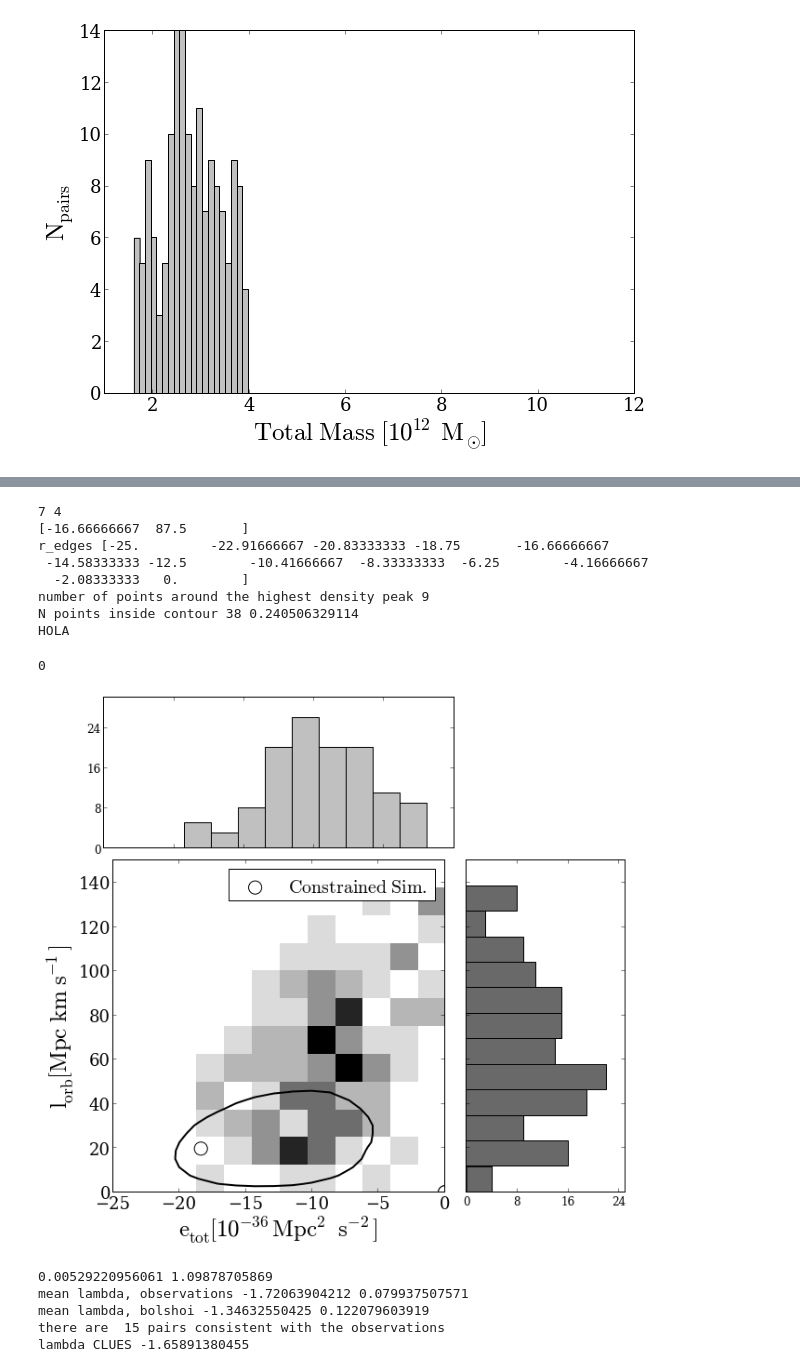
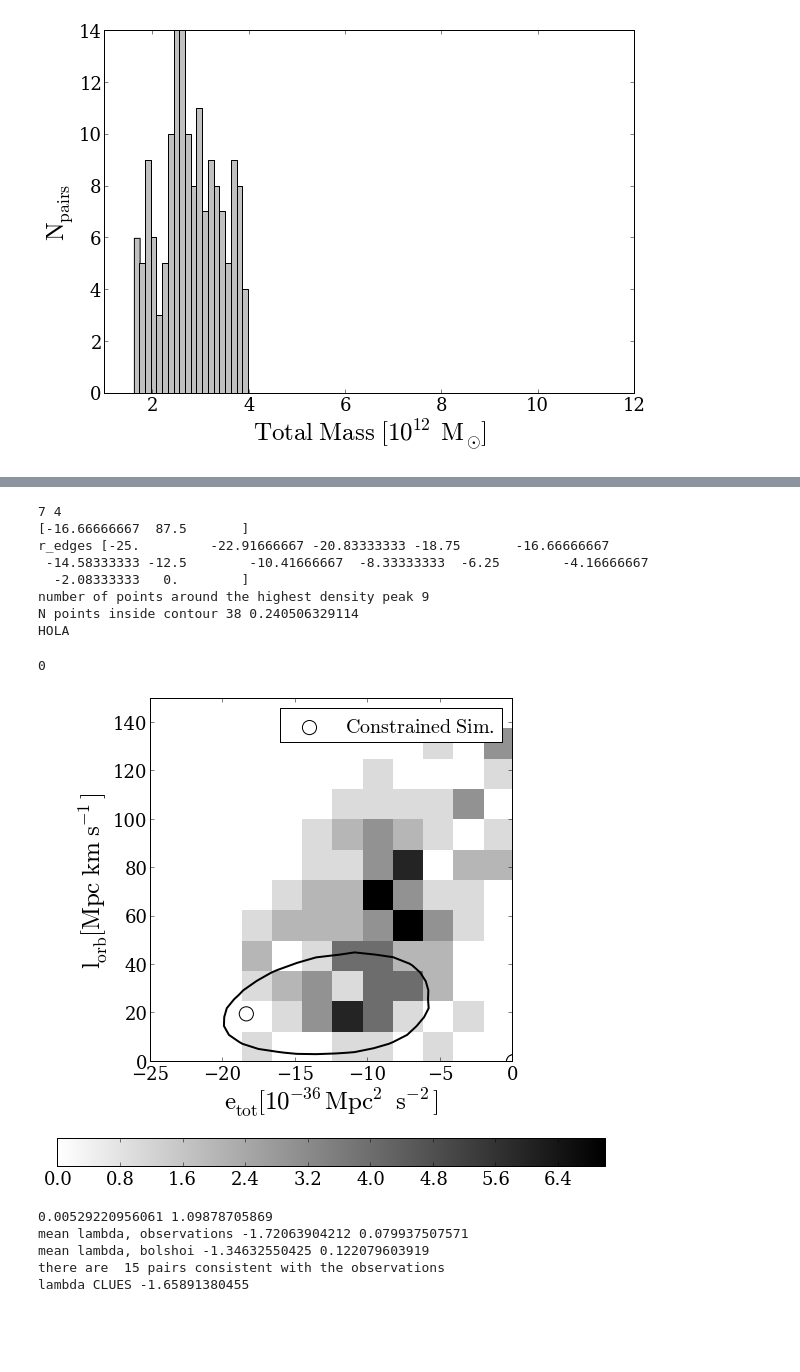
Before and after one commit to astroandes/LG_Kinematics, a Jupyter notebook: code/simulation_JE.ipynb, the cells around one changed output, grey strips where cells are left out. Cells and saved outputs as stored; diff of their text form; code cells hidden in the pictures; blank space fills up the shorter version.

```diff
--- a/code/simulation_JE.ipynb
+++ b/code/simulation_JE.ipynb
@@ -358,35 +362,35 @@ print max_l_id, max_e_id
 theory_point = array([e_edges[max_e_id], l_edges[max_l_id]])
 
 print theory_point
 print 'r_edges',e_edges
 sigma_point = [20.0, 7.5]
 
 index_max = where((energy>(theory_point[0]-sigma_point[0])) & (energy<(theory_point[0]+sigma_point[0]))
     & (angular_momentum<(theory_point[1]+sigma_point[1]/2.0)) & (angular_momentum>(theory_point[1]-sigma_point[1]/2.0)))
 print 'number of points around the highest density peak', size(index_max)
 
 print 'N points inside contour', size(index), 1.0 * size(index)/energy.size
 #    makeTempHistogramPlot(energy,angular_momentum,filename="test_EJ", clues=clues_data, xlims=[-10.0,10.0], ylims=[0.0,100.0],nbins=20,nxbins=20,nybins=20,bw=1, xlabel='$\mathrm{E_{tot} [10^{-36}} h^{-2} \mathrm{Mpc^2\ s^{-2}]}$', ylabel='$\mathrm{L_{orb} [Mpc\ } h^{-1} \mathrm{km\ s^{-1}]}$', contours=0)
 filename='test_EJ_'+halo_finder
 if(narrow_data):
     filename=filename+'_narrow'
-MakeTempHistogramPlot(energy,angular_momentum,filename=filename,
+MakeSimple2DPlot(energy,angular_momentum,filename=filename,
                       clues=clues_data, clues_label='$\mathrm{Constrained\ Sim.}$', xlims=[-25.0,0.0], ylims=[0.0,150.0],
                       nbins=13,nxbins=13,nybins=13,bw=1,
                       xlabel='$\mathrm{e_{tot} [10^{-36}} \mathrm{Mpc^2\ s^{-2}]}$',
                       ylabel='$\mathrm{l_{orb} [Mpc\ } \mathrm{km\ s^{-1}]}$',
                       contours=0, X_field=X, Y_field=Y, Z_field=H, levels=levels)
 # %% [output]
 7 4
 [-16.66666667  87.5       ]
 r_edges [-25.         -22.91666667 -20.83333333 -18.75       -16.66666667
  -14.58333333 -12.5        -10.41666667  -8.33333333  -6.25        -4.16666667
   -2.08333333   0.        ]
 number of points around the highest density peak 9
 N points inside contour 38 0.240506329114
 HOLA
 0
-[figure, old version]
+[figure, new version]
 # %%
 #make the plot with the 'spin parameter'
 print amin(lambda_orbit), amax(lambda_orbit)
```
Also changed, not shown: parts of 6 cells of this notebook, 1 other file.
